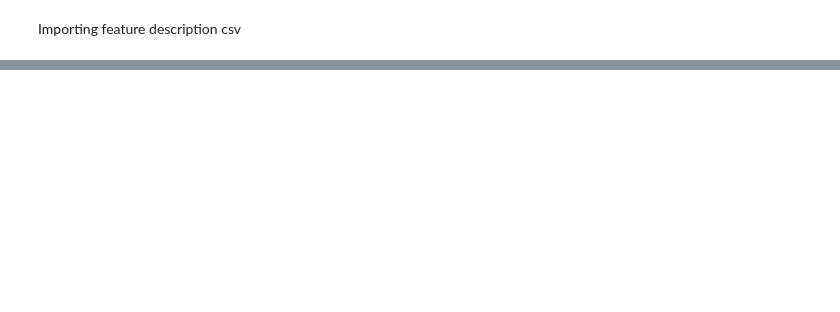
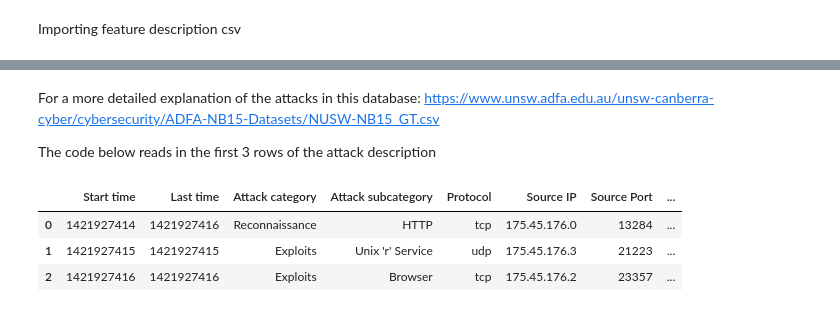
Before and after one commit to colbyw5/cyber_ml, a Jupyter notebook: code/UNSW_EDA.ipynb, the cells around one changed output, grey strips where cells are left out. Saved outputs shown, nothing was run; the diff lists cells and outputs as text; code cells hidden in the pictures; blank space fills up the shorter version.

```diff
--- a/code/UNSW_EDA.ipynb
+++ b/code/UNSW_EDA.ipynb
@@ -29,2 +40,12 @@ Reading the first of 4 csv files that contain the data (first 1000 rows only)
+# %% [markdown]
+For a more detailed explanation of the attacks in this database: https://www.unsw.adfa.edu.au/unsw-canberra-cyber/cybersecurity/ADFA-NB15-Datasets/NUSW-NB15_GT.csv
+
+The code below reads in the first 3 rows of the attack description
 # %%
-unsw1 = pd.read_csv('https://www.unsw.adfa.edu.au/unsw-canberra-cyber/cybersecurity/ADFA-NB15-Datasets/UNSW-NB15_1.csv', nrows = 1000)
+pd.read_csv('https://www.unsw.adfa.edu.au/unsw-canberra-cyber/cybersecurity/ADFA-NB15-Datasets/NUSW-NB15_GT.csv',
+           nrows = 3)
+# %% [output]
+|  | Start time | Last time | Attack category | Attack subcategory | Protocol | Source IP | Source Port | ... |
+| 0 | 1421927414 | 1421927416 | Reconnaissance | HTTP | tcp | 175.45.176.0 | 13284 | ... |
+| 1 | 1421927415 | 1421927415 | Exploits | Unix 'r' Service | udp | 175.45.176.3 | 21223 | ... |
+| 2 | 1421927416 | 1421927416 | Exploits | Browser | tcp | 175.45.176.2 | 23357 | ... |
```
Also changed, not shown: parts of 11 cells of this notebook, 1 other file.
